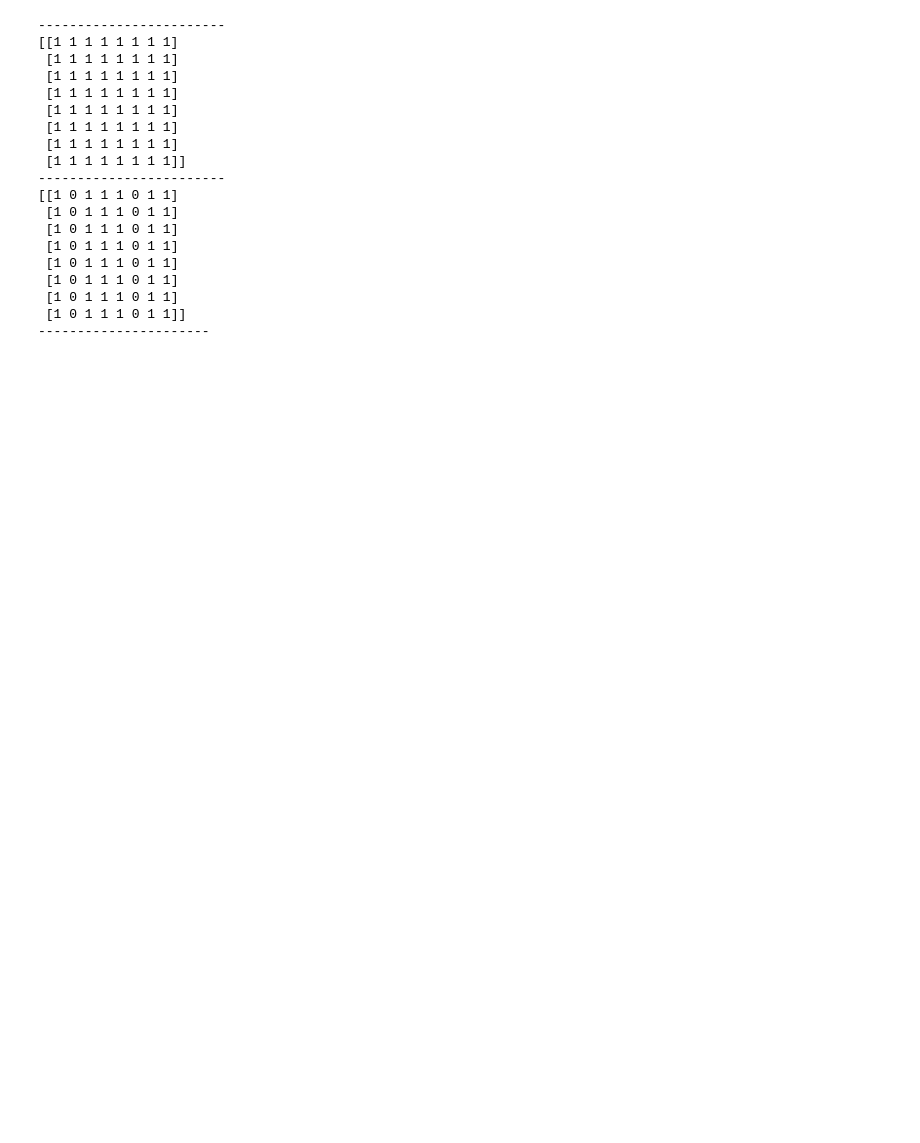
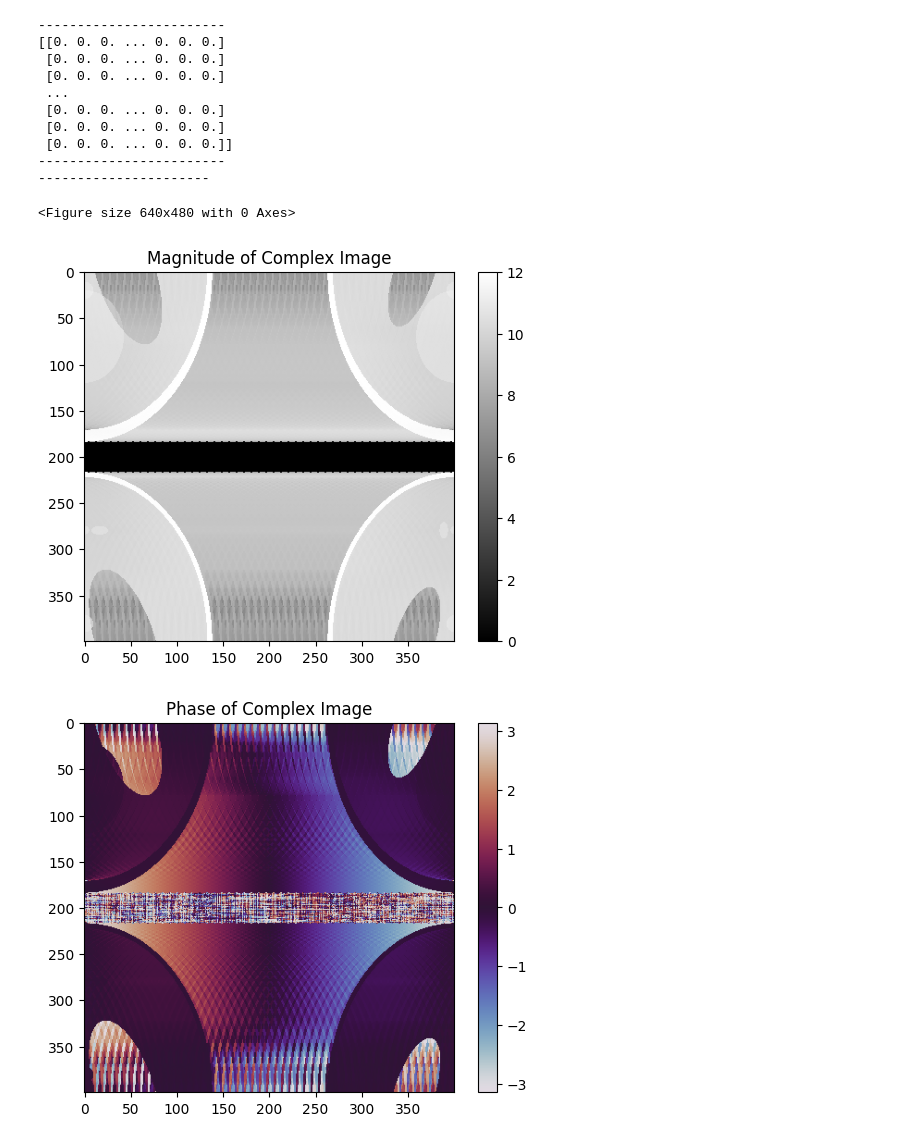
Before and after one commit to jkostaa/bachelor-thesis, a Jupyter notebook: sandbox.ipynb, the cells around one changed output. Saved outputs shown, nothing was run; the diff lists cells and outputs as text; code cells hidden in the pictures; blank space fills up the shorter version.

```diff
--- a/sandbox.ipynb
+++ b/sandbox.ipynb
@@ -1,5 +1,7 @@
 # %%
 import numpy as np
+import skimage as ski
+import matplotlib.pyplot as plt
 
 #x = np.array([
 #    [1, 2, 3],
@@ -14,66 +16,94 @@ def return_zeros(array):
 #print(return_zeros(x))
 
 M = np.zeros((16, 16))
-#M[::4, :] = 1
+M[:, ::4] = 1
 
 def sample_every_4th_row(A):
 	A[::4, :] = 0.25
 	return A
 
 
-def create_random_matrix(x, step, seed=None):
+def simple_column_mask(x, step, seed=None):
     """
-    Create a mask that samples every 'stride'-th column.
+    Create a mask that samples every 'step'-th column.
 
     Parameters:
     - x: (n,m) matrix
-    - stride: how often to keep a column (e.g., 4 keeps every 4th)
+    - step: how often to keep a column (e.g., 4 keeps every 4th)
 
     Returns:
-    - mask: binary mask with 0s in sampled columns
+    - masked_matrix: matrix with 0s in all masked columns and
     """
 
     if seed is not None:
         np.random.seed(seed)
 
     rows, cols = x.shape
     masked_matrix = np.copy(x)
 
     for j in range(1, cols, step):
         masked_matrix[:, j] = 0
 
     return masked_matrix
 
-x3 = np.ones((8,8), dtype=int)
-#x4 = np.random.rand(2,2)
+
+shepp_logan = ski.data.shepp_logan_phantom()
+kspace_shepp = np.fft.fft2(shepp_logan)
+kspace_shepp_shifted = np.fft.fftshift(kspace_shepp) # shift to center the zero frequency for better visualization
+
+reconstructed = np.real(np.fft.ifft2(kspace_shepp))
+reconstructed_mag = np.real(np.fft.ifft2(np.abs(kspace_shepp) * np.exp(1j * 0)))
+reconstructed_phase = np.real(np.fft.ifft2(np.exp(1j * np.angle(kspace_shepp))))
+
+#masked_shepp_logan = simple_column_mask(shepp_logan, 2)
+masked_kspace_shepp = np.fft.fft2(simple_column_mask(kspace_shepp, 50))
+masked_kspace_shepp_shifted = np.fft.fftshift(masked_kspace_shepp) # shift to center the zero frequency for better visualization
+
+#x3 = np.ones((8,8), dtype=int)
+#x4 = np.random.rand(8,8)
 #print(x4)
 print('------------------------')
-print(x3)
+#print(x3)
+print(shepp_logan)
 print('------------------------')
 #matrix = create_random_matrix((16,16))
 
+#print(kspace_shepp)
 #print(matrix.shape)
 #print(matrix[:, 0])
-print(create_random_matrix(x3, 4))
+#print(simple_column_mask(x3, 3))
 print('----------------------')
 #print(x4 @ create_column_mask(x4, 2))
+
+plt.figure()
+#plt.imshow(masked_shepp_logan, cmap='gray')
+
+plt.figure()
+plt.imshow(np.log(1 + np.abs(masked_kspace_shepp_shifted)), cmap='gray') # np.log to compress the dynamic range
+plt.colorbar()
+plt.title("Magnitude of Complex Image")
+
+plt.figure()
+plt.imshow(np.angle(masked_kspace_shepp_shifted), cmap='twilight', vmin=-np.pi, vmax=np.pi)
+plt.colorbar()
+plt.title("Phase of Complex Image")
+
+
+#plt.figure()
+#plt.imshow(reconstructed_phase)
+
+plt.show()
 # %% [output]
 ------------------------
-[[1 1 1 1 1 1 1 1]
- [1 1 1 1 1 1 1 1]
- [1 1 1 1 1 1 1 1]
- [1 1 1 1 1 1 1 1]
- [1 1 1 1 1 1 1 1]
- [1 1 1 1 1 1 1 1]
- [1 1 1 1 1 1 1 1]
- [1 1 1 1 1 1 1 1]]
+[[0. 0. 0. ... 0. 0. 0.]
+ [0. 0. 0. ... 0. 0. 0.]
+ [0. 0. 0. ... 0. 0. 0.]
+ ...
+ [0. 0. 0. ... 0. 0. 0.]
+ [0. 0. 0. ... 0. 0. 0.]
+ [0. 0. 0. ... 0. 0. 0.]]
 ------------------------
-[[1 0 1 1 1 0 1 1]
- [1 0 1 1 1 0 1 1]
- [1 0 1 1 1 0 1 1]
- [1 0 1 1 1 0 1 1]
- [1 0 1 1 1 0 1 1]
- [1 0 1 1 1 0 1 1]
- [1 0 1 1 1 0 1 1]
- [1 0 1 1 1 0 1 1]]
 ----------------------
+<Figure size 640x480 with 0 Axes>
+[figure, added]
+[figure, added]
```
Also changed, not shown: 5 other files.
